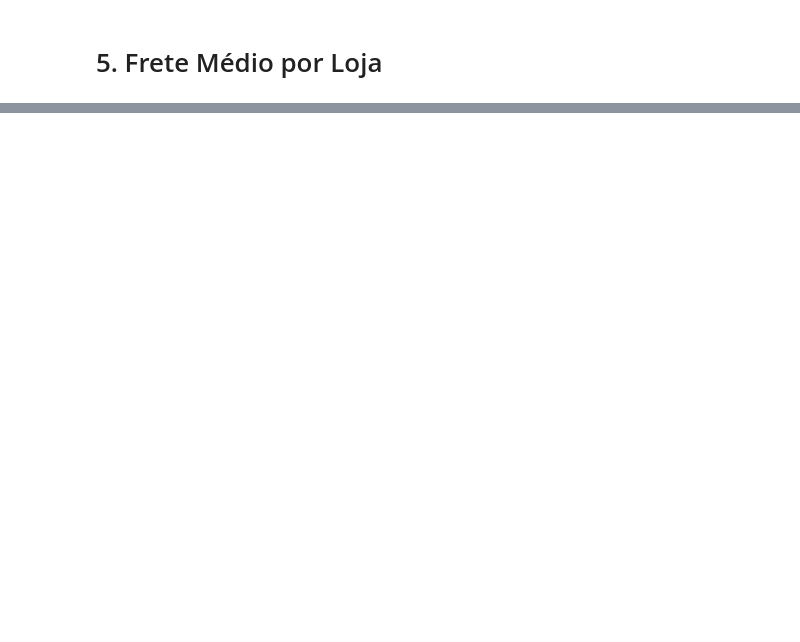
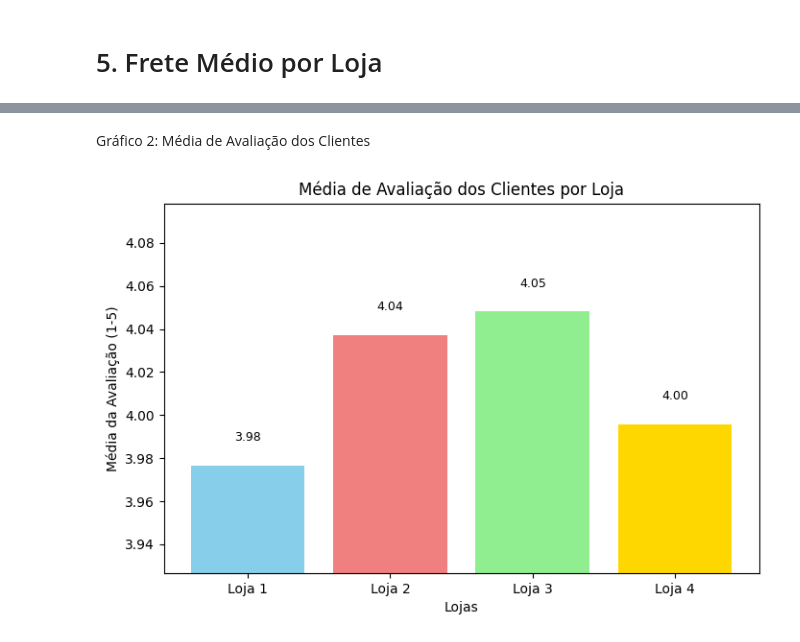
Before and after one commit to SueliHora/Challege-Data-Science-Latam, a Jupyter notebook: AluraStoreBr.ipynb, the cells around one changed output, grey strips where cells are left out. Cells and saved outputs as stored; diff of their text form; code cells hidden in the pictures; blank space fills up the shorter version.

```diff
--- a/AluraStoreBr.ipynb
+++ b/AluraStoreBr.ipynb
@@ -30,2 +81,15 @@ loja.head()
 # %% [markdown]
 # 3. Média de Avaliação das Lojas
+# %%
+# Calcular a média de avaliação para cada loja
+media_avaliacao_loja1 = loja['Avaliação da compra'].mean()
+media_avaliacao_loja2 = loja2['Avaliação da compra'].mean()
+media_avaliacao_loja3 = loja3['Avaliação da compra'].mean()
+media_avaliacao_loja4 = loja4['Avaliação da compra'].mean()
+
+# Imprimir as médias de avaliação
+# Usei.2f para arredondar para 2 casas decimais, facilitando a comparação
+print(f"Média de Avaliação Loja 1: {media_avaliacao_loja1:.2f}")
+print(f"Média de Avaliação Loja 2: {media_avaliacao_loja2:.2f}")
+print(f"Média de Avaliação Loja 3: {media_avaliacao_loja3:.2f}")
+print(f"Média de Avaliação Loja 4: {media_avaliacao_loja4:.2f}")
@@ -37,0 +197,29 @@ Relatório
+# %% [markdown]
+Gráfico 2: Média de Avaliação dos Clientes
+# %%
+# Dados para o gráfico de avaliação média
+# lojas_nomes já foi definido no gráfico anterior
+medias_avaliacao = [media_avaliacao_loja1, media_avaliacao_loja2, media_avaliacao_loja3, media_avaliacao_loja4]
+
+# Criar o gráfico de barras
+plt.figure(figsize=(8, 5))
+plt.bar(lojas_nomes, medias_avaliacao, color=['skyblue', 'lightcoral', 'lightgreen', 'gold'])
+
+# Adicionar título e rótulos aos eixos
+plt.title('Média de Avaliação dos Clientes por Loja')
+plt.xlabel('Lojas')
+plt.ylabel('Média da Avaliação (1-5)')
+
+# Adicionar rótulos de dados (valores) acima das barras
+for i, v in enumerate(medias_avaliacao):
+    plt.text(i, v + 0.01, f'{v:.2f}', ha='center', va='bottom', fontsize=9) # Formata para 2 casas decimais
+
+# Ajustar o eixo Y para focar na variação das médias (ex: de 3.8 a 4.2)
+min_avaliacao = min(medias_avaliacao)
+max_avaliacao = max(medias_avaliacao)
+plt.ylim(min_avaliacao - 0.05, max_avaliacao + 0.05) # Define limites um pouco abaixo do mínimo e acima do máximo
+
+# Exibir o gráfico
+plt.show()
+# %% [output]
+[figure, added]
```
Also changed, not shown: parts of 11 cells of this notebook.
